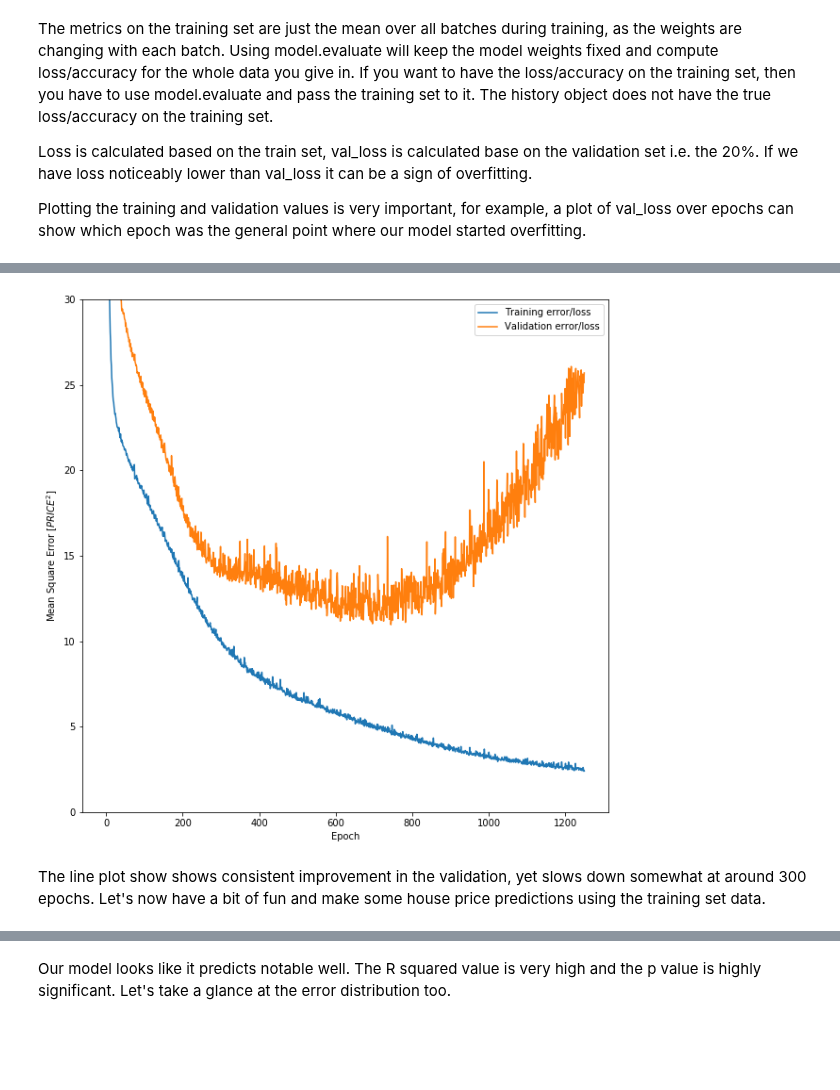
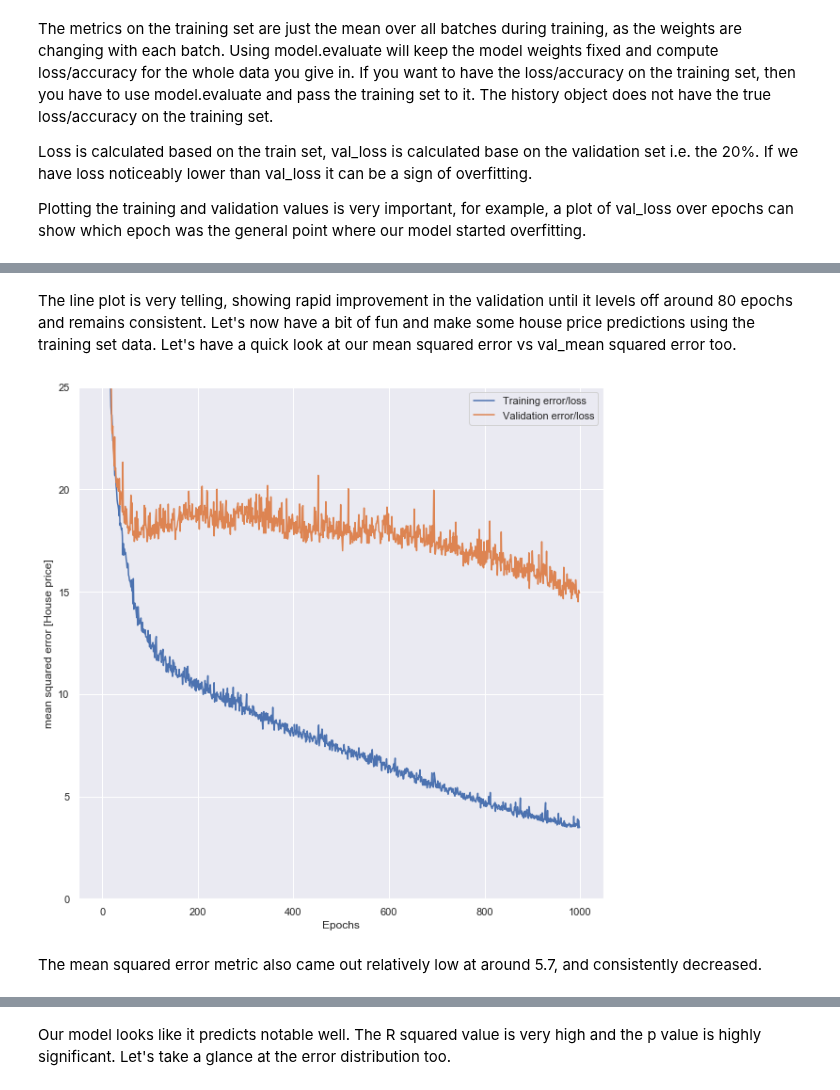
Before and after one commit to Datagatherer2357/Machine-Learning-and-Statistics-2019-Assessment, a Jupyter notebook: Machine-Learning-and-Statistics-2019-Assessment.ipynb, the cells around one changed output, grey strips where cells are left out. Drawn from its saved outputs; the diff is of its cells as text; code cells hidden in the pictures; blank space fills up the shorter version.

```diff
--- a/Machine-Learning-and-Statistics-2019-Assessment.ipynb
+++ b/Machine-Learning-and-Statistics-2019-Assessment.ipynb
@@ -389,9 +389,3 @@ Now it's a little more visually informative, we can see that most of the concent
 Before we begin making any inferences on the dataset it is good practice to construct a correlation matrix in order to measure the linear relationships that exist among the variables. Moreover, if we wanted to create a multiple regression model to predict house prices it is always prudent to create a correlation table first. One of the main reasons for doing this is to check for multicolinearity, e.g. when features (predictor variables) are strongly correlated to one another. Choosing predictors which are highly correlated can have a negative affect on the quality of the regression model.
 
 The correlation coefficients range from -1 to 1, with - 1 being a very strong negative correlation between two variables and 1 representing a very strong positive relationship. Let's take a look.
-# %%
-# [3]
-
-sns.set(rc={'figure.figsize':(10,7)})
-correlation_matrix = boston.corr().round(2)
-sns.heatmap(data=correlation_matrix, annot=True, cmap='coolwarm')
@@ -955,15 +955,3 @@ import numpy as np
 import matplotlib.pyplot as plt
 
 plt.rcParams['figure.figsize'] = (10, 10) # Increase the size of the plots
-
-# RM, LSTAT, PTRATION, CHAS(maybe) - (Inputs)
-# PRICE (output)
-plt.rcParams['figure.figsize'] = (10, 10)
-
-# Set x and y (inputs and output)
-boston['RM']= boston['RM'].round() # round room numbers for tidyness
-inputs = boston[['RM','LSTAT','PTRATIO']]
-#inputs
-
-output = boston['PRICE']
-#output
@@ -1301,6 +1147,5 @@ Discuss layers, relu, sigmoid, linear etc
 # %%
-#network = Sequential()
-
+from keras import metrics
 model = kr.models.Sequential() # create "blank" NN
 
 # First input layer should have the same amount of neurons as inputs passed into it:
@@ -1310,6 +1155,7 @@ model.add(kr.layers.Dense(28, activation='relu')) # preivously softplus
 model.add(kr.layers.Dense(1, activation='linear'))
 
 # TRY: Nadam, Adadelta
-model.compile(loss='mean_absolute_error', optimizer='Adam') # mse = mean square error  (accuracy metric is not useful for regression)
+model.compile(loss='mean_absolute_error', optimizer='Adam', metrics=['mse']) # mse = mean square error
+# (accuracy metric is not useful for regression)
 
 # Best so far Adam: loss: 1.1 / val_loss: 2.9 on: 49/49/28/1(relu,sigm,relu,linear) 7 variables
@@ -1615,5 +1254,0 @@ Great, the model is working and produces a result og the expected shape and type
-# %%
-EPOCHS = 1250
-
-# Train the model: "normed_train_data" are the inputs/"train labels" is the output
-history = model.fit(normed_train_data, train_labels, epochs=EPOCHS, batch_size=10, validation_split = 0.2)
@@ -1668,17 +1307,20 @@ Plotting the training and validation values is very important, for example, a pl
+# %% [markdown]
+The line plot is very telling, showing rapid improvement in the validation until it levels off around 80 epochs and remains consistent. Let's now have a bit of fun and make some house price predictions using the training set data. Let's have a quick look at our mean squared error vs val_mean squared error too.
 # %%
-# History line plot:
+# History line plot of loss vs val_loss:
 hist = pd.DataFrame(history.history)
 hist['epoch'] = history.epoch
 
 plt.figure()
-plt.xlabel('Epoch')
-plt.ylabel('Mean Square Error [$PRICE^2$]')
+plt.legend(handles=[],loc="upper left")
+plt.xlabel('Epochs')
+plt.ylabel('mean squared error [House price]')
 plt.plot(hist['epoch'], hist['mean_squared_error'], label='Training error/loss')
 plt.plot(hist['epoch'], hist['val_mean_squared_error'], label = 'Validation error/loss')
-plt.ylim([0,30])
+plt.ylim([0,25])
 plt.legend()
 plt.show()
 # %% [output]
-[figure, old version]
+[figure, new version]
-# %% [markdown]
-The line plot show shows consistent improvement in the validation, yet slows down somewhat at around 300 epochs. Let's now have a bit of fun and make some house price predictions using the training set data.
+# %% [markdown]
+The mean squared error metric also came out relatively low at around 5.7, and consistently decreased.
```
Also changed, not shown: parts of 56 cells of this notebook, 1 other file.
